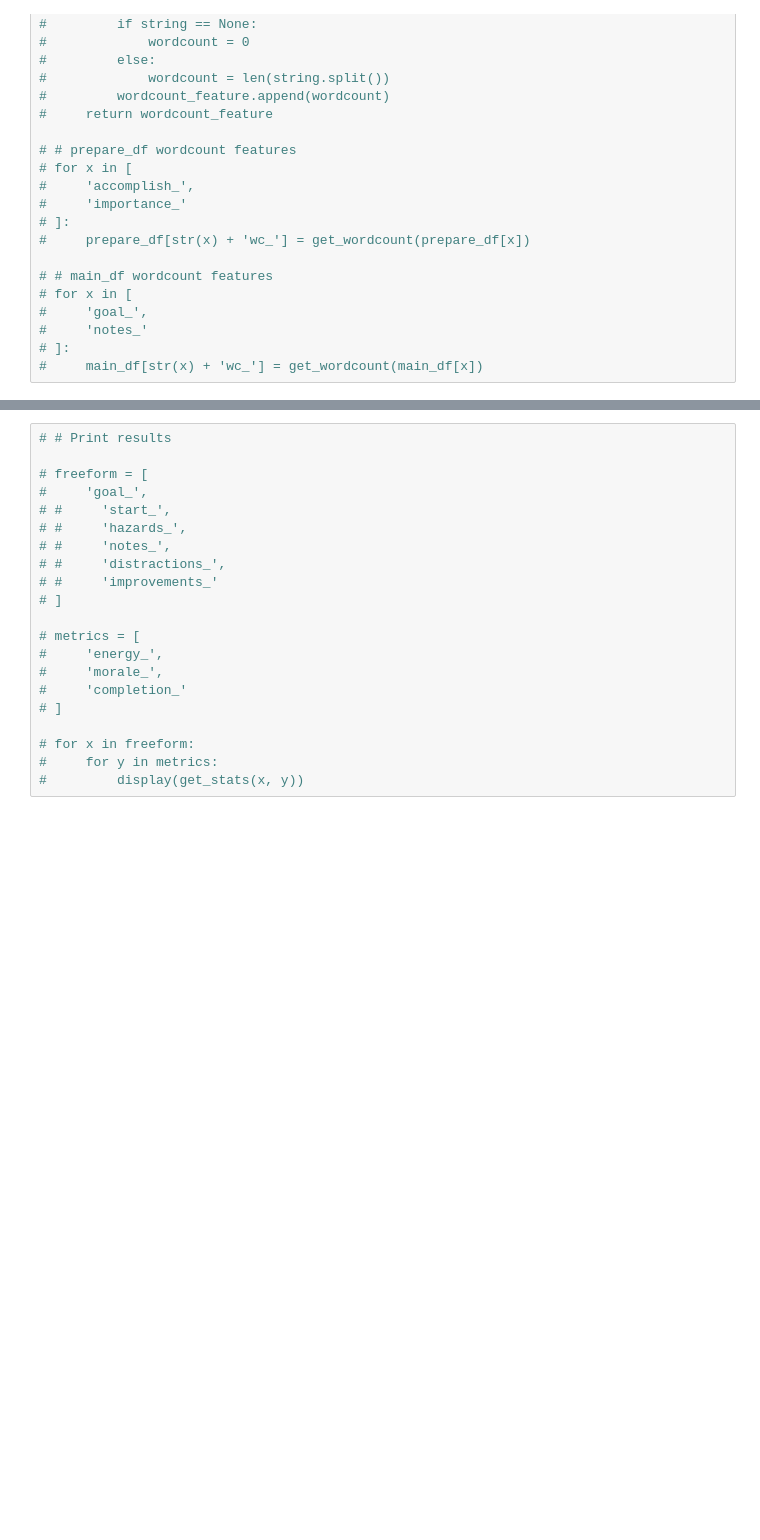
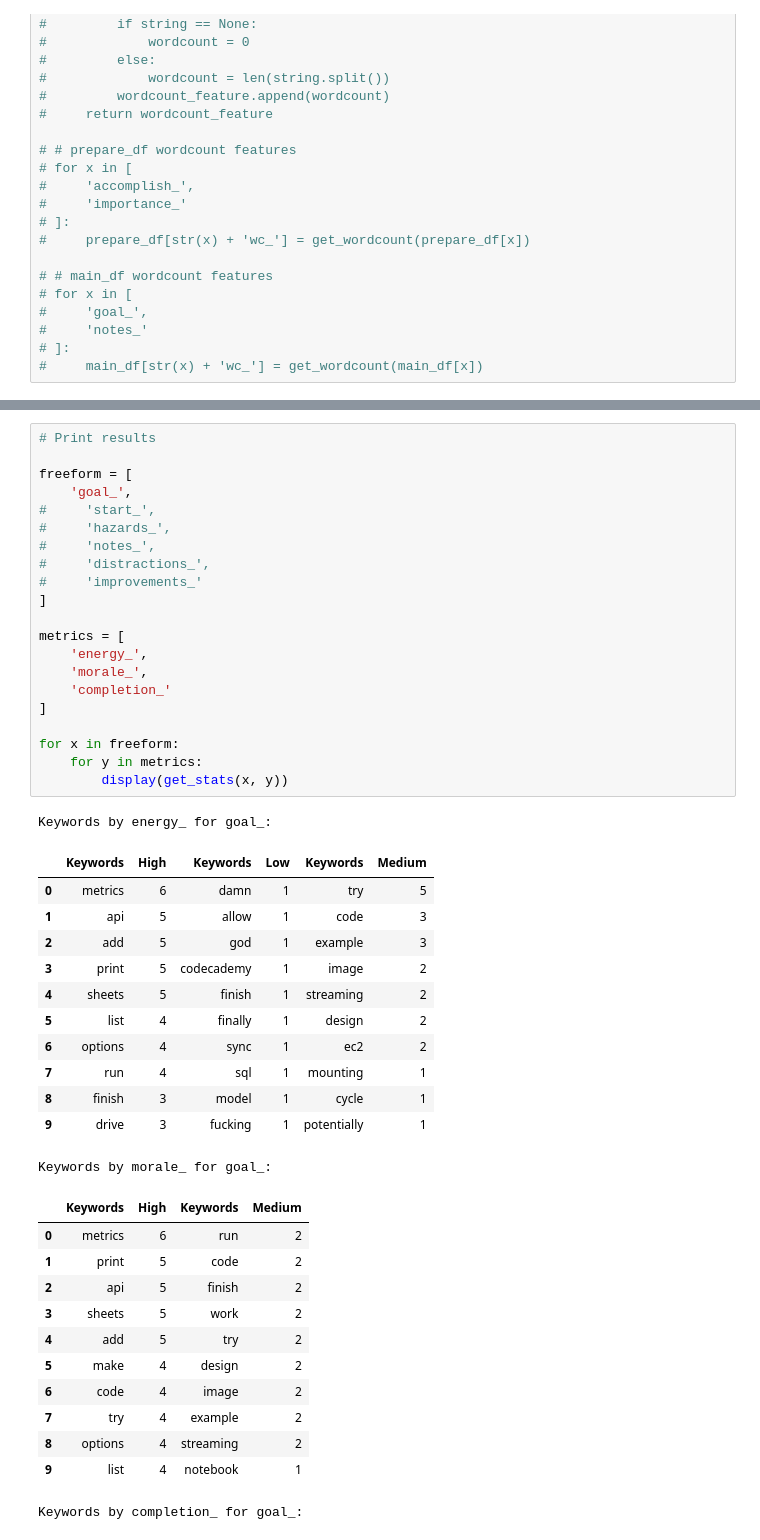
Before and after one commit to samchaaa/uw_stats, a Jupyter notebook: 181208_Work-Cycles-Stats-Copy2.ipynb, the cells around one changed output, grey strips where cells are left out. Cells and saved outputs as stored; diff of their text form; blank space fills up the shorter version.

```diff
--- a/181208_Work-Cycles-Stats-Copy2.ipynb
+++ b/181208_Work-Cycles-Stats-Copy2.ipynb
@@ -418,21 +411,47 @@ for metric in ['energy_num_',
 # %%
-# # Print results
+# Print results
 
-# freeform = [
-#     'goal_',
-# #     'start_',
-# #     'hazards_',
-# #     'notes_',
-# #     'distractions_',
-# #     'improvements_'
-# ]
+freeform = [
+    'goal_',
+#     'start_',
+#     'hazards_',
+#     'notes_',
+#     'distractions_',
+#     'improvements_'
+]
 
-# metrics = [
-#     'energy_',
-#     'morale_',
-#     'completion_'
-# ]
+metrics = [
+    'energy_',
+    'morale_',
+    'completion_'
+]
 
-# for x in freeform:
-#     for y in metrics:
-#         display(get_stats(x, y))
+for x in freeform:
+    for y in metrics:
+        display(get_stats(x, y))
+# %% [output]
+Keywords by energy_ for goal_:
+|  | Keywords | High | Keywords | Low | Keywords | Medium |
+| 0 | metrics | 6 | damn | 1 | try | 5 |
+| 1 | api | 5 | allow | 1 | code | 3 |
+| 2 | add | 5 | god | 1 | example | 3 |
+| 3 | print | 5 | codecademy | 1 | image | 2 |
+| 4 | sheets | 5 | finish | 1 | streaming | 2 |
+| 5 | list | 4 | finally | 1 | design | 2 |
+| 6 | options | 4 | sync | 1 | ec2 | 2 |
+| 7 | run | 4 | sql | 1 | mounting | 1 |
+| 8 | finish | 3 | model | 1 | cycle | 1 |
+| 9 | drive | 3 | fucking | 1 | potentially | 1 |
+Keywords by morale_ for goal_:
+|  | Keywords | High | Keywords | Medium |
+| 0 | metrics | 6 | run | 2 |
+| 1 | print | 5 | code | 2 |
+| 2 | api | 5 | finish | 2 |
+| 3 | sheets | 5 | work | 2 |
+| 4 | add | 5 | try | 2 |
+| 5 | make | 4 | design | 2 |
+| 6 | code | 4 | image | 2 |
+| 7 | try | 4 | example | 2 |
+| 8 | options | 4 | streaming | 2 |
+| 9 | list | 4 | notebook | 1 |
+Keywords by completion_ for goal_:
```
Also changed, not shown: parts of 4 cells of this notebook.
